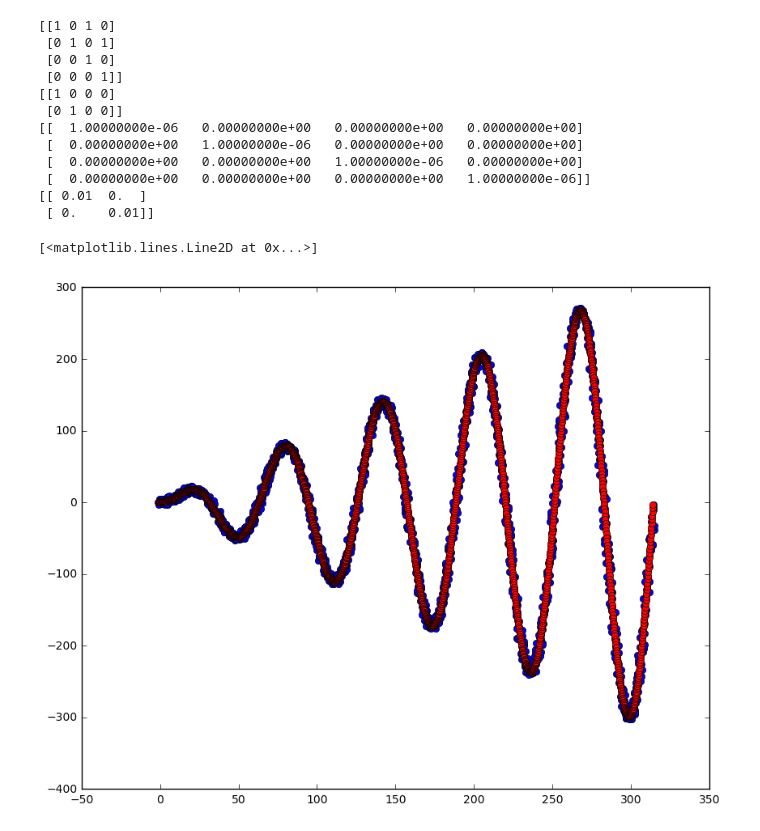
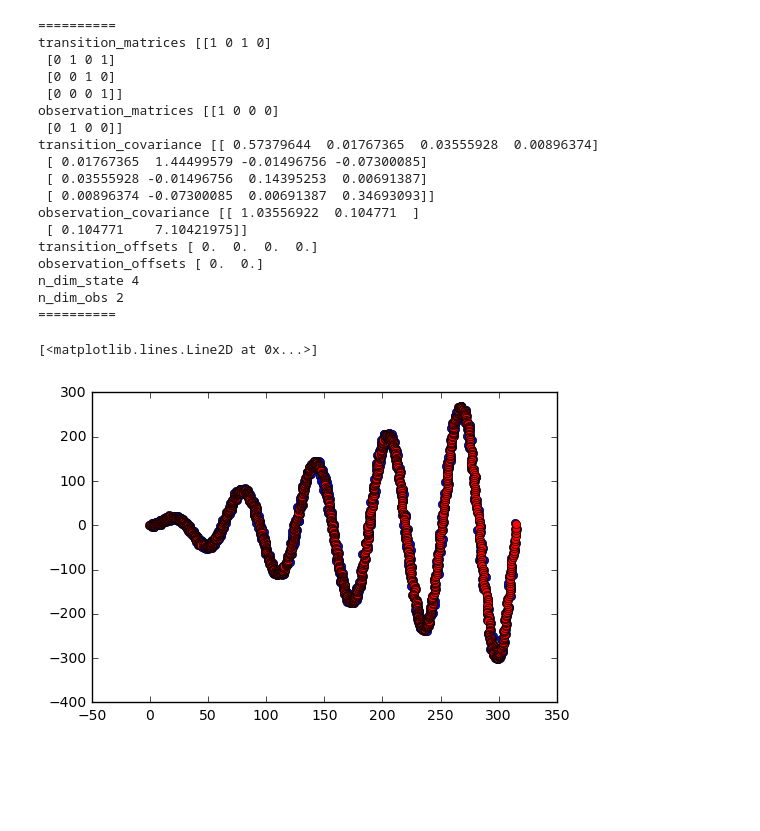
Before and after one commit to AloneGu/time_series_box, a Jupyter notebook: kalman_filter/examples/t.ipynb, the cells around one changed output. Cells and saved outputs as stored; diff of their text form; code cells hidden in the pictures; blank space fills up the shorter version.

```diff
--- a/kalman_filter/examples/t.ipynb
+++ b/kalman_filter/examples/t.ipynb
@@ -177,44 +189,57 @@ plt.plot(res[:,0],res[:,1],'ro')
 # %%
 dim_observe = 2 # observe dim
 dim_state = 4 # 2d velocity
 A = np.eye(dim_state)
 B = 0
 u = 0
 P = np.eye(dim_state)
 K = np.zeros(dim_state)
 H = np.eye(dim_observe)
 cQ = 0.000001
 cR = 0.01
 Q = np.eye(dim_state) * cQ
 R = np.eye(dim_observe) * cR
 
 
 A = np.array([[1,0,1,0],[0,1,0,1],[0,0,1,0],[0,0,0,1]])
 H = np.array([[1,0,0,0],[0,1,0,0]])
 
-print A
-print H
-print Q
-print R
 
-kf = KalmanFilter(transition_matrices = A, observation_matrices=H, transition_covariance=Q, observation_covariance=R)
-res = kf.em(data).smooth(data)[0]
+kf = KalmanFilter(transition_matrices = A, observation_matrices=H)
+res = kf.em(data).smooth(data)[0] # em auto adjust covariance
+print '=========='
+print 'transition_matrices',kf.transition_matrices
+print 'observation_matrices',kf.observation_matrices
+print 'transition_covariance',kf.transition_covariance
+print 'observation_covariance',kf.observation_covariance
+print 'transition_offsets',kf.transition_offsets
+print 'observation_offsets',kf.observation_offsets
+print 'n_dim_state',kf.n_dim_state
+print 'n_dim_obs',kf.n_dim_obs
+print '=========='
 
-plt.figure(figsize=(10,8))
+
+plt.figure()
 plt.plot(data[:,0],data[:,1],'bo')
 plt.plot(res[:,0],res[:,1],'ro')
 # %% [output]
-[[1 0 1 0]
+==========
+transition_matrices [[1 0 1 0]
  [0 1 0 1]
  [0 0 1 0]
  [0 0 0 1]]
-[[1 0 0 0]
+observation_matrices [[1 0 0 0]
  [0 1 0 0]]
-[[  1.00000000e-06   0.00000000e+00   0.00000000e+00   0.00000000e+00]
- [  0.00000000e+00   1.00000000e-06   0.00000000e+00   0.00000000e+00]
- [  0.00000000e+00   0.00000000e+00   1.00000000e-06   0.00000000e+00]
- [  0.00000000e+00   0.00000000e+00   0.00000000e+00   1.00000000e-06]]
-[[ 0.01  0.  ]
- [ 0.    0.01]]
+transition_covariance [[ 0.57379644  0.01767365  0.03555928  0.00896374]
+ [ 0.01767365  1.44499579 -0.01496756 -0.07300085]
+ [ 0.03555928 -0.01496756  0.14395253  0.00691387]
+ [ 0.00896374 -0.07300085  0.00691387  0.34693093]]
+observation_covariance [[ 1.03556922  0.104771  ]
+ [ 0.104771    7.10421975]]
+transition_offsets [ 0.  0.  0.  0.]
+observation_offsets [ 0.  0.]
+n_dim_state 4
+n_dim_obs 2
+==========
 [<matplotlib.lines.Line2D at 0x...>]
-[figure, old version]
+[figure, new version]
```
Also changed, not shown: parts of 4 cells of this notebook.
